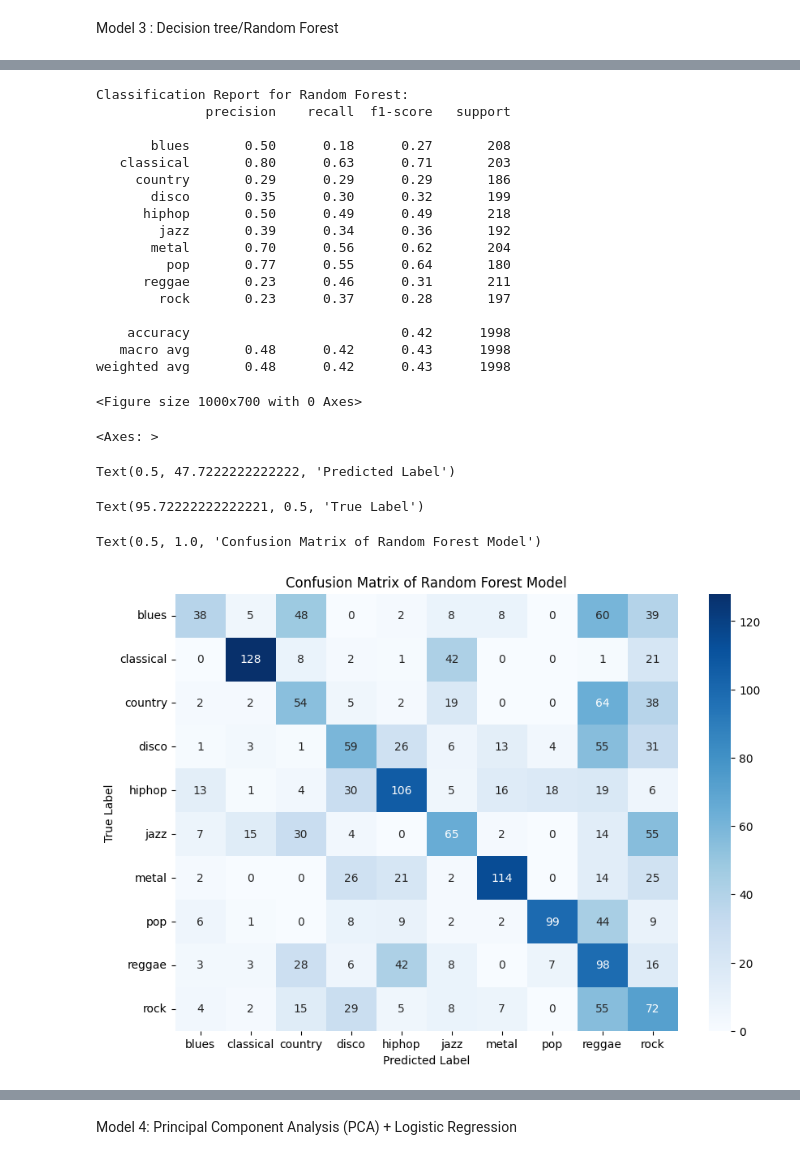
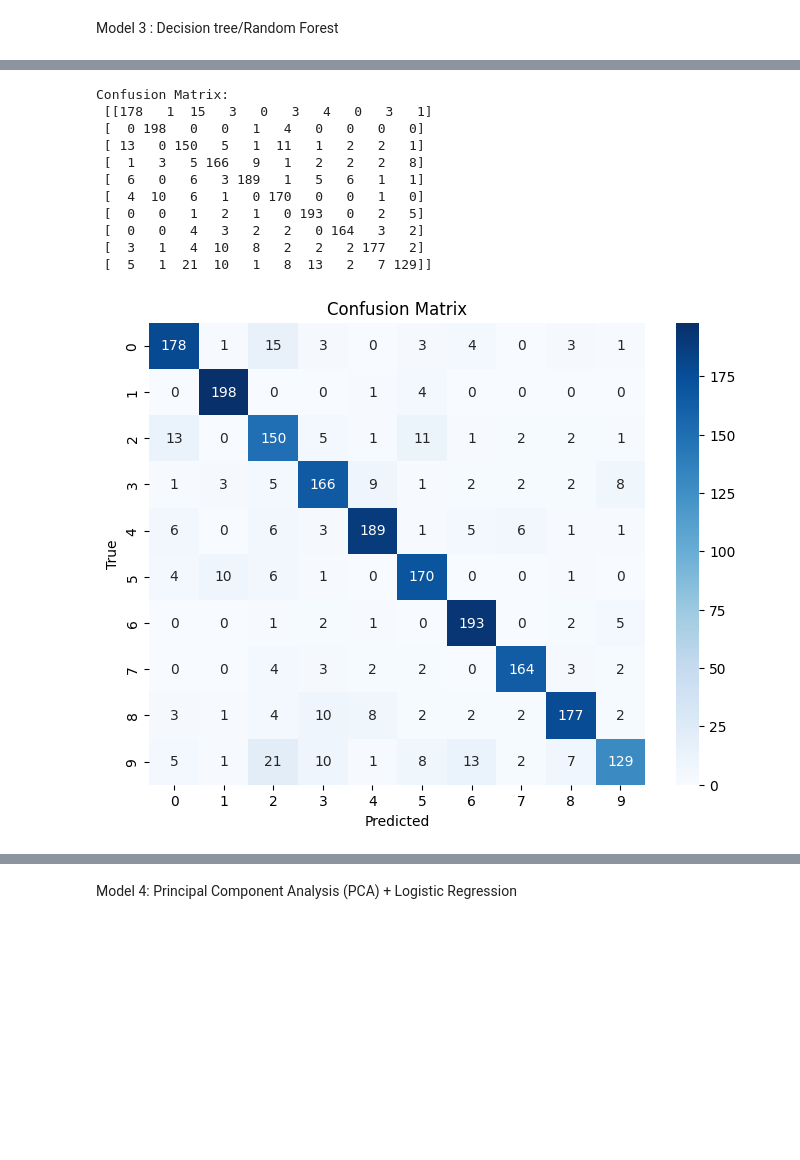
Before and after one commit to Saumi18/Music-Genre-Classification, a Jupyter notebook: Music_Genre_Classification.ipynb, the cells around one changed output, grey strips where cells are left out. Cells and saved outputs as stored; diff of their text form; code cells hidden in the pictures; blank space fills up the shorter version.

Commit message:
Improved Random Forest with faster training, probability output, and structural updates

```diff
--- a/Music_Genre_Classification.ipynb
+++ b/Music_Genre_Classification.ipynb
@@ -472,0 +423,8 @@ results_df
+# %%
+from sklearn.metrics import classification_report
+
+# Predict on the test data
+y_pred = clf.predict(X_test)
+
+# Evaluate the model using classification_report
+print(classification_report(y_test, y_pred, target_names=label_encoder.classes_))
@@ -473,45 +448,28 @@ results_df
 # %%
 import matplotlib.pyplot as plt
-from sklearn.metrics import confusion_matrix, classification_report
+from sklearn.metrics import confusion_matrix # Import confusion_matrix
 
-# Assuming y_test_pred and y_test are defined from previous code cells
+# Confusion Matrix
+cm = confusion_matrix(y_test, y_pred)
+print("Confusion Matrix:\n", cm)
 
-# Evaluate the Random Forest model
-conf_matrix = confusion_matrix(y_test, y_test_pred)
-class_report = classification_report(y_test, y_test_pred, target_names=label_encoder.classes_)
-
-print("\nClassification Report for Random Forest:")
-print(class_report)
-
-# Plot Confusion Matrix
-plt.figure(figsize=(10, 7))
-sns.heatmap(conf_matrix, annot=True, fmt="d", cmap="Blues",
-            xticklabels=label_encoder.classes_, yticklabels=label_encoder.classes_)
-plt.xlabel("Predicted Label")
-plt.ylabel("True Label")
-plt.title("Confusion Matrix of Random Forest Model")
+# Plotting the confusion matrix
+plt.figure(figsize=(8, 6))
+sns.heatmap(cm, annot=True, fmt="d", cmap="Blues")
+plt.xlabel("Predicted")
+plt.ylabel("True")
+plt.title("Confusion Matrix")
 plt.show()
 # %% [output]
-Classification Report for Random Forest:
-              precision    recall  f1-score   support
-
-       blues       0.50      0.18      0.27       208
-   classical       0.80      0.63      0.71       203
-     country       0.29      0.29      0.29       186
-       disco       0.35      0.30      0.32       199
-      hiphop       0.50      0.49      0.49       218
-        jazz       0.39      0.34      0.36       192
-       metal       0.70      0.56      0.62       204
-         pop       0.77      0.55      0.64       180
-      reggae       0.23      0.46      0.31       211
-        rock       0.23      0.37      0.28       197
-
-    accuracy                           0.42      1998
-   macro avg       0.48      0.42      0.43      1998
-weighted avg       0.48      0.42      0.43      1998
+Confusion Matrix:
+ [[178   1  15   3   0   3   4   0   3   1]
+ [  0 198   0   0   1   4   0   0   0   0]
+ [ 13   0 150   5   1  11   1   2   2   1]
+ [  1   3   5 166   9   1   2   2   2   8]
+ [  6   0   6   3 189   1   5   6   1   1]
+ [  4  10   6   1   0 170   0   0   1   0]
+ [  0   0   1   2   1   0 193   0   2   5]
+ [  0   0   4   3   2   2   0 164   3   2]
+ [  3   1   4  10   8   2   2   2 177   2]
+ [  5   1  21  10   1   8  13   2   7 129]]
-<Figure size 1000x700 with 0 Axes>
-<Axes: >
-Text(0.5, 47.7222222222222, 'Predicted Label')
-Text(95.72222222222221, 0.5, 'True Label')
-Text(0.5, 1.0, 'Confusion Matrix of Random Forest Model')
-[figure, old version]
+[figure, new version]
```
Also changed, not shown: parts of 6 cells of this notebook.
